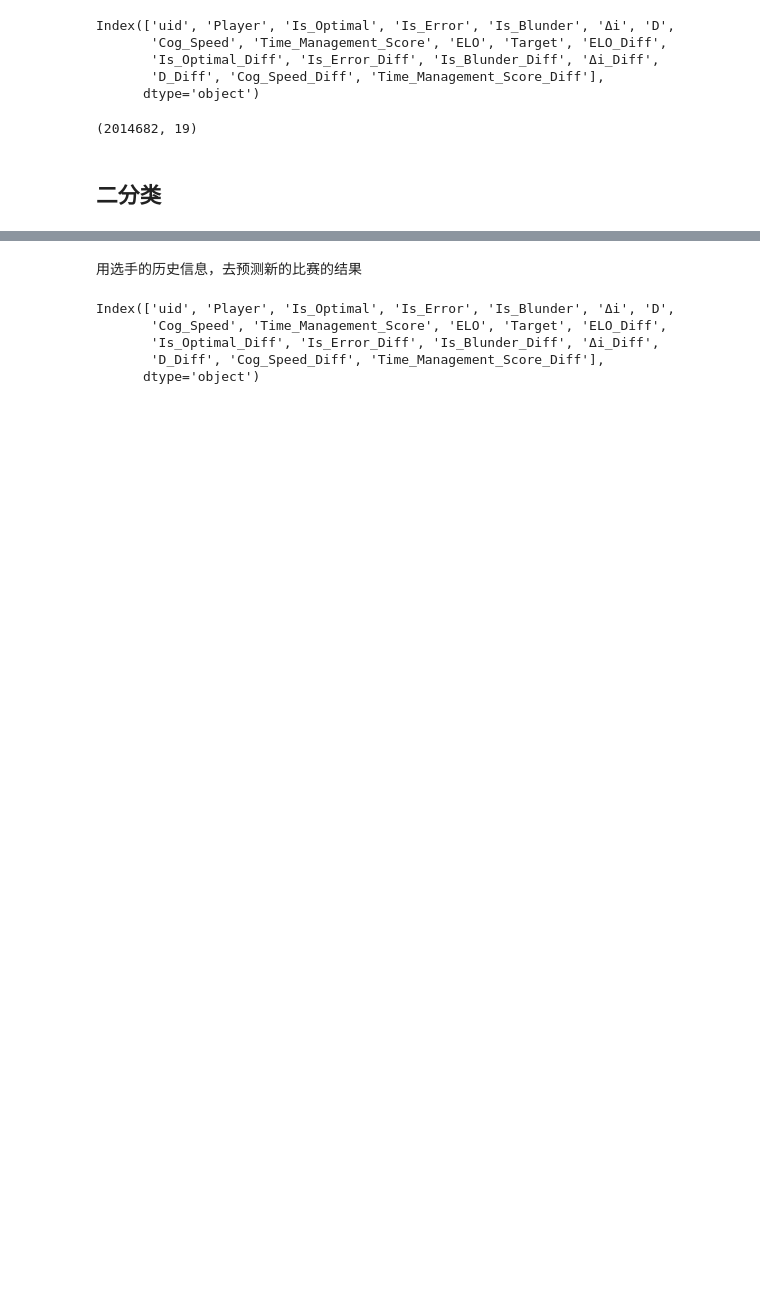
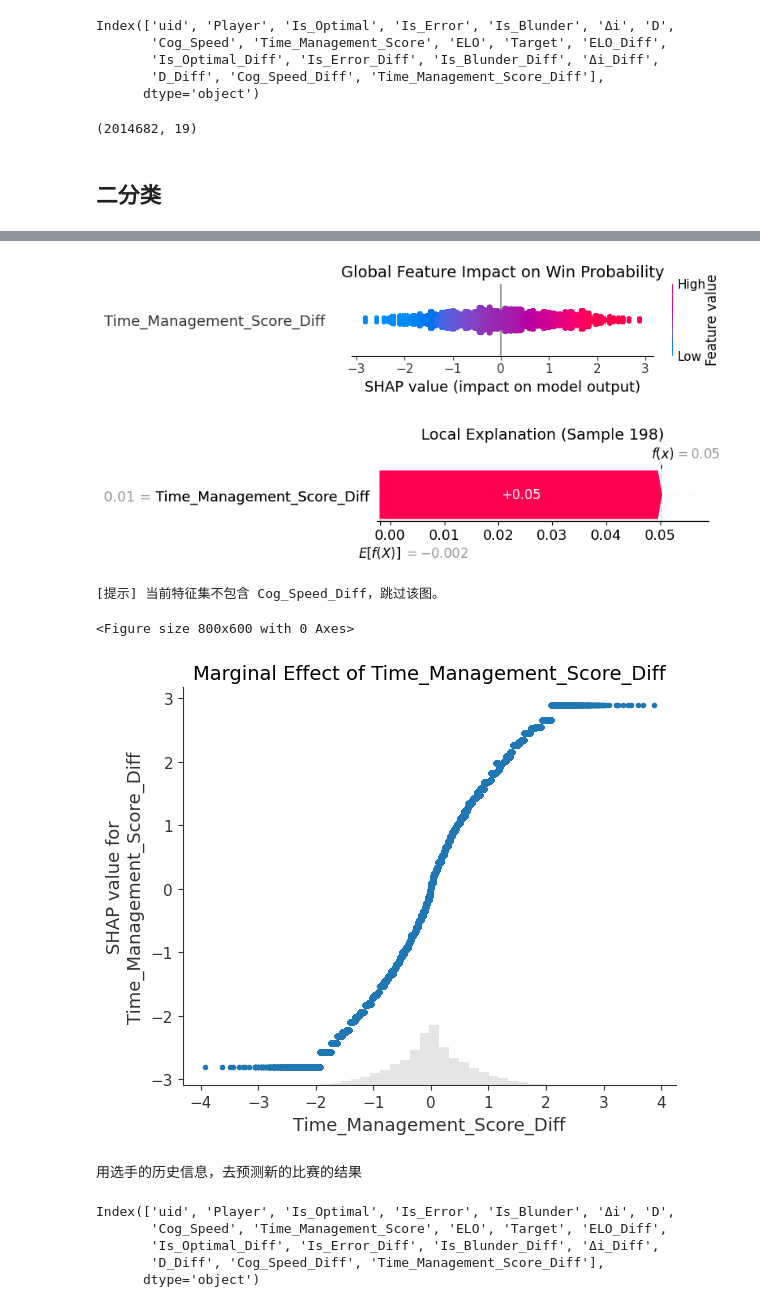
Before and after one commit to zZimablueee/Chess, a Jupyter notebook: complexity/delta_0/graphs/res_pred.ipynb, the cells around one changed output, grey strips where cells are left out. Saved outputs shown, nothing was run; the diff lists cells and outputs as text; code cells hidden in the pictures; blank space fills up the shorter version.

```diff
--- a/complexity/delta_0/graphs/res_pred.ipynb
+++ b/complexity/delta_0/graphs/res_pred.ipynb
@@ -499,0 +378,69 @@ AUC Score: 0.9974
+# %%
+default_features = ['ELO', 'ELO_Diff']
+# 定义的行为特征，可随时增删注释选择特征
+behavioral_features = [
+    # 'Cog_Speed',
+    # 'Time_Management_Score',
+    # 'Cog_Speed_Diff',
+    'Time_Management_Score_Diff',
+    # 'D_Diff',
+    # 'Δi_Diff',
+]
+
+
+def get_features(mode='all'):
+    """
+    mode:
+      'all'  ELO + 行为特征
+      'elo'  仅使用 ELO 相关
+      'behavior'  仅使用行为特征 (不含 ELO)
+    """
+    if mode == 'all':
+        return default_features + behavioral_features
+    elif mode == 'elo':
+        return default_features
+    elif mode == 'behavior':
+        return behavioral_features
+    else:
+        raise ValueError("Mode must be 'all', 'elo', or 'behavior'")
+
+def prepare_data(mode='all'):
+    features = get_features(mode)
+    X = df_model[features]
+    y = df_model['Target']
+    return X, y
+
+# 模型训练与评估 (增加一个 mode 参数)
+def train_and_evaluate(mode='all'):
+    X, y = prepare_data(mode)
+    X_train, X_test, y_train, y_test = train_test_split(X, y, test_size=0.2, random_state=42)
+
+    print(f"\n>>> 当前训练模式: {mode} | 特征数量: {len(X.columns)}")
+
+    clf = lgb.LGBMClassifier(
+        n_estimators=300,
+        learning_rate=0.05,
+        num_leaves=31,
+        random_state=42,
+        n_jobs=-1
+    )
+    clf.fit(X_train, y_train, eval_set=[(X_test, y_test)], callbacks=[lgb.early_stopping(50)])
+
+    y_pred = clf.predict(X_test)
+    y_prob = clf.predict_proba(X_test)[:, 1]
+
+    print(f"准确率 (Accuracy): {accuracy_score(y_test, y_pred):.4f}")
+    print(f"AUC Score: {roc_auc_score(y_test, y_prob):.4f}")
+
+    return clf, X_test, y_test, y_pred, y_prob
+
+print("\n" + "="*30)
+print("实验：仅使用行为特征 (不给模型 ELO 信息)")
+print("="*30)
+
+# 纯行为模型，要改的话就改mode的内容
+clf_behave, X_test_behave, y_test_behave, y_pred_behave, y_prob_behave = train_and_evaluate(mode='behavior')
+
+# SHAP 分析 (会自动识别特征是否存在)
+shap_analysis(clf_behave, X_test_behave)
+# %% [output]
@@ -500,3 +465,8 @@ AUC Score: 0.9974
+[figure, added]
+[figure, added]
+[提示] 当前特征集不包含 Cog_Speed_Diff，跳过该图。
+<Figure size 800x600 with 0 Axes>
+[figure, added]
 # %% [markdown]
 用选手的历史信息，去预测新的比赛的结果
 # %%
```
Also changed, not shown: parts of 6 cells of this notebook.
